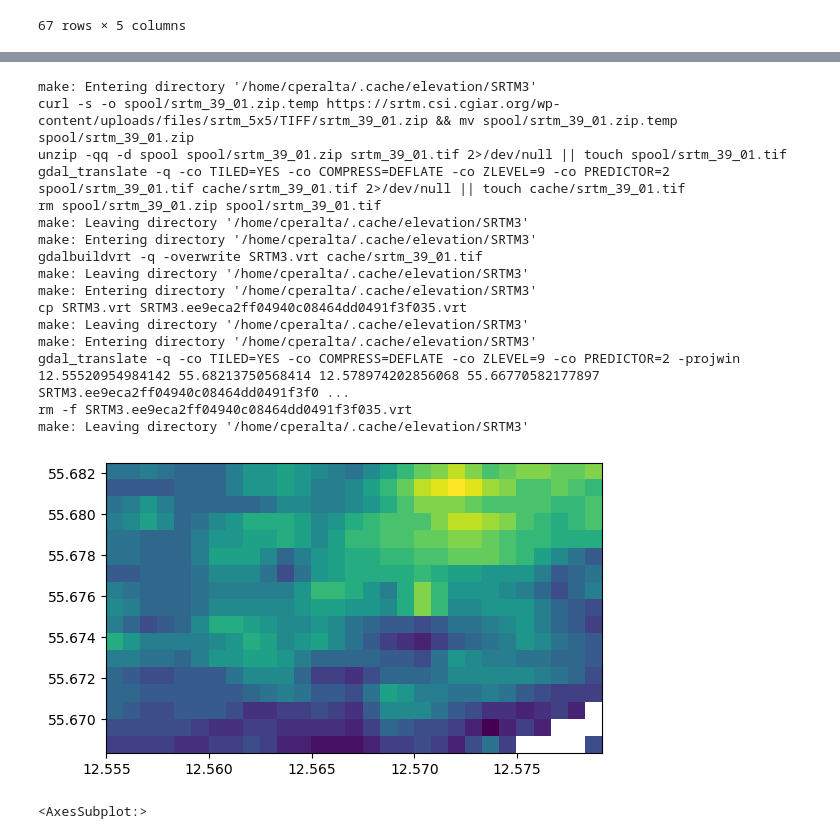
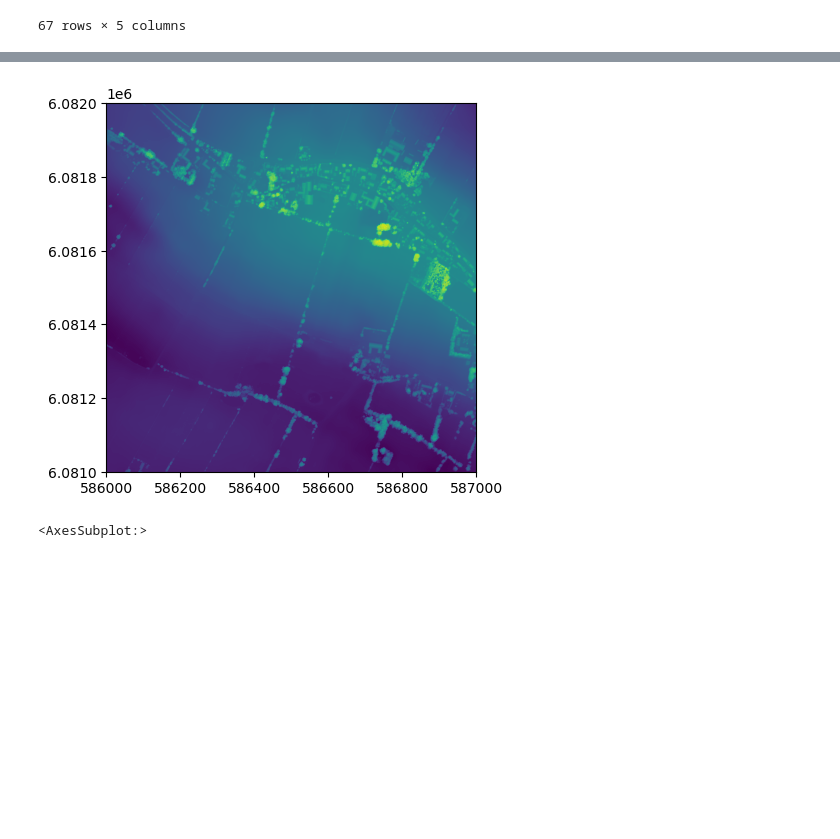
Before and after one commit to carlos9917/learning, a Jupyter notebook: GIS/download_denmark_dem.ipynb, the cells around one changed output, grey strips where cells are left out. Cells and saved outputs as stored; diff of their text form; code cells hidden in the pictures; blank space fills up the shorter version.

```diff
--- a/GIS/download_denmark_dem.ipynb
+++ b/GIS/download_denmark_dem.ipynb
@@ -77,24 +116,12 @@ make: Leaving directory '/home/cperalta/.cache/elevation/SRTM1'
 <AxesSubplot:>
 # %%
-elevation.clip(bounds=bounds, output=output,product="SRTM3")
-dem = rio.open(output)
-show(dem)
+#elevation.clip(bounds=bounds, output=output,product="SRTM3")
+#dem = rio.open(output)
+#show(dem)
-# %% [output]
-make: Entering directory '/home/cperalta/.cache/elevation/SRTM3'
-curl -s -o spool/srtm_39_01.zip.temp https://srtm.csi.cgiar.org/wp-content/uploads/files/srtm_5x5/TIFF/srtm_39_01.zip && mv spool/srtm_39_01.zip.temp spool/srtm_39_01.zip
-unzip -qq -d spool spool/srtm_39_01.zip srtm_39_01.tif 2>/dev/null || touch spool/srtm_39_01.tif
-gdal_translate -q -co TILED=YES -co COMPRESS=DEFLATE -co ZLEVEL=9 -co PREDICTOR=2 spool/srtm_39_01.tif cache/srtm_39_01.tif 2>/dev/null || touch cache/srtm_39_01.tif
-rm spool/srtm_39_01.zip spool/srtm_39_01.tif
-make: Leaving directory '/home/cperalta/.cache/elevation/SRTM3'
-make: Entering directory '/home/cperalta/.cache/elevation/SRTM3'
-gdalbuildvrt -q -overwrite SRTM3.vrt cache/srtm_39_01.tif
-make: Leaving directory '/home/cperalta/.cache/elevation/SRTM3'
-make: Entering directory '/home/cperalta/.cache/elevation/SRTM3'
-cp SRTM3.vrt SRTM3.ee9eca2ff04940c08464dd0491f3f035.vrt
-make: Leaving directory '/home/cperalta/.cache/elevation/SRTM3'
-make: Entering directory '/home/cperalta/.cache/elevation/SRTM3'
-gdal_translate -q -co TILED=YES -co COMPRESS=DEFLATE -co ZLEVEL=9 -co PREDICTOR=2 -projwin 12.55520954984142 55.68213750568414 12.578974202856068 55.66770582177897 SRTM3.ee9eca2ff04940c08464dd0491f3f0 ...
-rm -f SRTM3.ee9eca2ff04940c08464dd0491f3f035.vrt
-make: Leaving directory '/home/cperalta/.cache/elevation/SRTM3'
-[figure, removed]
-<AxesSubplot:>
+# %%
+#read at the best resolution
+dem_dsm_dk = rio.open("data/DSM_1km_6081_586.tif")
+show(dem_dsm_dk)
+# %% [output]
+[figure, added]
+<AxesSubplot:>
```
Also changed, not shown: parts of 11 cells of this notebook, 7 other files.
